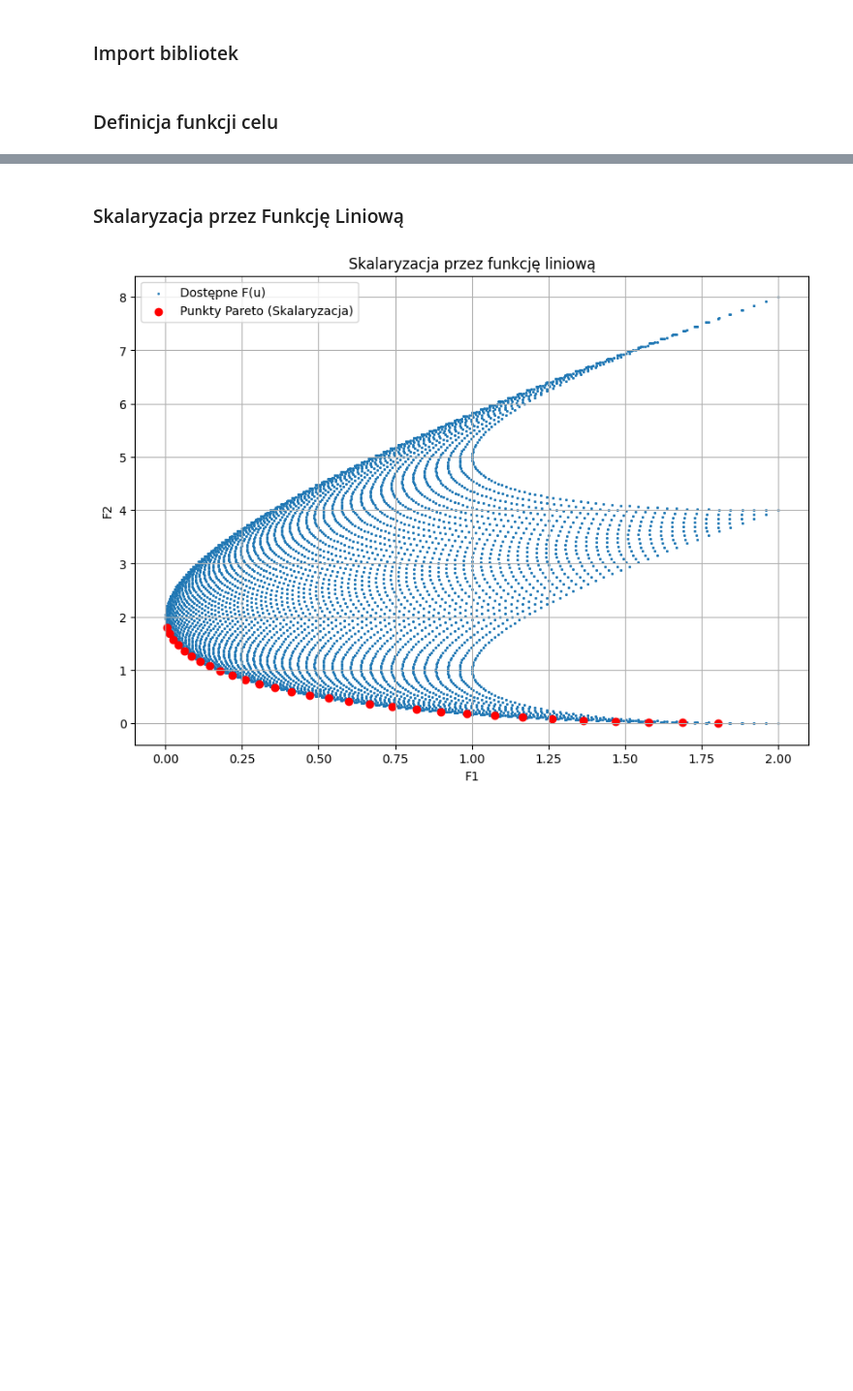
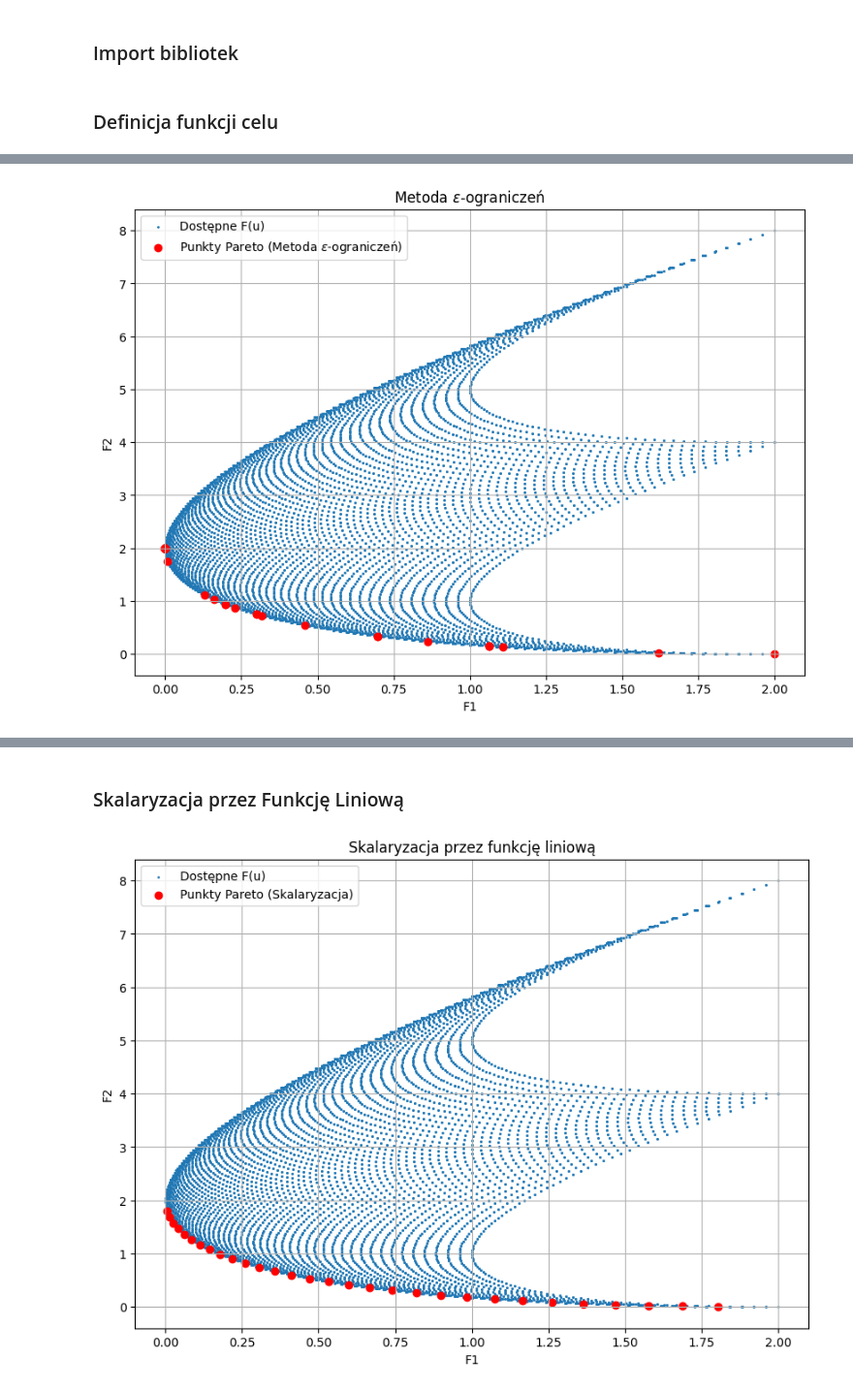
Before and after one commit to Julnowak/Optymalizacja-wielokryterialna, a Jupyter notebook: lab3/skalaryzacja.ipynb, the cells around one changed output, grey strips where cells are left out. Shown: that part at 97% size. Drawn from its saved outputs; the diff is of its cells as text; code cells hidden in the pictures; blank space fills up the shorter version.

```diff
--- a/lab3/skalaryzacja.ipynb
+++ b/lab3/skalaryzacja.ipynb
@@ -6,3 +6,9 @@ import matplotlib.pyplot as plt
 from scipy.optimize import minimize
 # %% [markdown]
 ### Definicja funkcji celu
+# %%
+def objectives(u):
+    x, y = u
+    f1 = x**2 + y**2
+    f2 = (x - 1)**2 + (y + 1)**2
+    return np.array([f1, f2])
@@ -8,0 +108,48 @@ from scipy.optimize import minimize
+# %%
+def epsilon_constraint_objective(u, epsilon, penalty_coefficient=1000):
+    f1_value = F1(u)
+    f2_value = F2(u)
+    penalty = penalty_coefficient * max(0, f2_value - epsilon)**2
+    return f1_value + penalty
+
+def epsilon_constraint_gradient(u, epsilon, penalty_coefficient=1000):
+    grad = grad_F1(u)
+    f2_value = F2(u)
+    if f2_value > epsilon:
+        penalty_grad = penalty_coefficient * 2 * (f2_value - epsilon) * grad_F2(u)
+        grad += penalty_grad
+    return grad
+
+def epsilon_constraint_optimization(u0, epsilon):
+    def objective(u):
+        return epsilon_constraint_objective(u, epsilon)
+
+    def gradient(u):
+        return epsilon_constraint_gradient(u, epsilon)
+
+    bounds = [(-1, 1), (-1, 1)]
+    u_opt = gradient_descent(objective, gradient, u0, bounds)
+    return u_opt
+
+# Generowanie rozwiązań
+epsilon_values = np.linspace(np.min(F_all[:, 1]), np.max(F_all[:, 1]), 75)
+solutions = []
+
+for epsilon in epsilon_values:
+    u_opt = epsilon_constraint_optimization(u0=[0, 0], epsilon=epsilon)
+    solutions.append((u_opt, np.array([F1(u_opt), F2(u_opt)])))
+
+F_values = np.array([sol[1] for sol in solutions])
+
+# Wizualizacja
+plt.figure(figsize=(10, 7))
+plt.scatter(F_all[:, 0], F_all[:, 1], s=1, label='Dostępne F(u)')
+plt.scatter(F_values[:, 0], F_values[:, 1], color='red', label='Punkty Pareto (Metoda $\epsilon$-ograniczeń)')
+plt.xlabel('F1')
+plt.ylabel('F2')
+plt.title('Metoda $\epsilon$-ograniczeń')
+plt.legend()
+plt.grid(True)
+plt.show()
+# %% [output]
+[figure, added]
```
Also changed, not shown: parts of 18 cells of this notebook.
